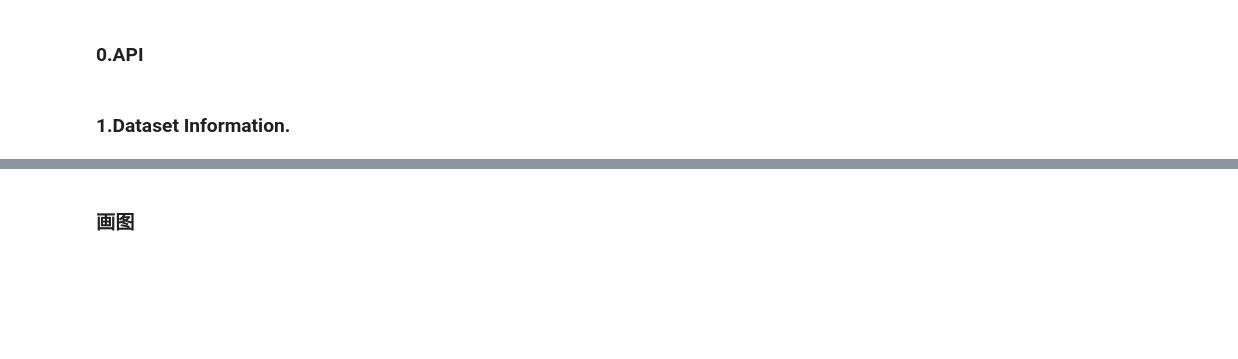
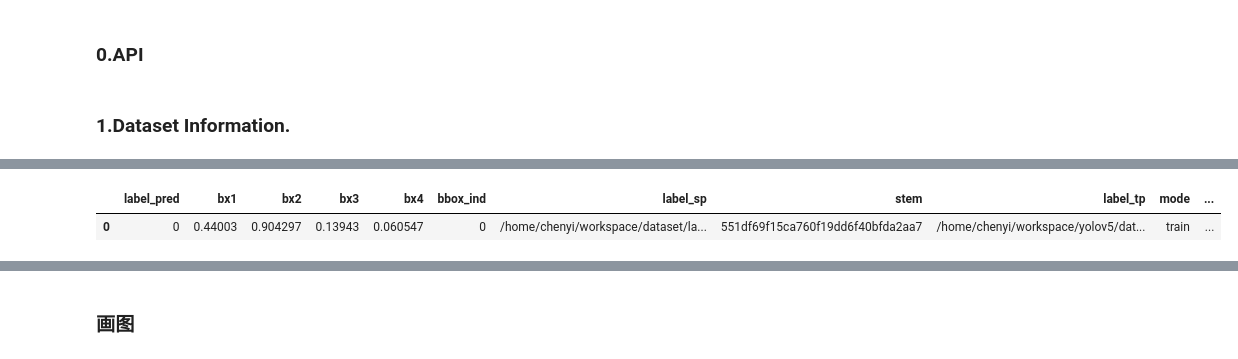
Before and after one commit to PEduck/datasetMudule, a Jupyter notebook: dataset/trainset_generate/gen2_labelFromTxt.ipynb, the cells around one changed output, grey strips where cells are left out. Drawn from its saved outputs; the diff is of its cells as text; code cells hidden in the pictures; blank space fills up the shorter version.

```diff
--- a/dataset/trainset_generate/gen2_labelFromTxt.ipynb
+++ b/dataset/trainset_generate/gen2_labelFromTxt.ipynb
@@ -91,0 +122,5 @@ read_df = pd.read_csv(root_data/'data/hwpedia/hwpedia_bbox.csv')
+# %%
+bboxes_df.head(1)
+# %% [output]
+|  | label_pred | bx1 | bx2 | bx3 | bx4 | bbox_ind | label_sp | stem | label_tp | mode | ... |
+| 0 | 0 | 0.44003 | 0.904297 | 0.13943 | 0.060547 | 0 | /home/chenyi/workspace/dataset/la... | 551df69f15ca760f19dd6f40bfda2aa7 | /home/chenyi/workspace/yolov5/dat... | train | ... |
```
Also changed, not shown: parts of 133 cells of this notebook, 3 other files.
